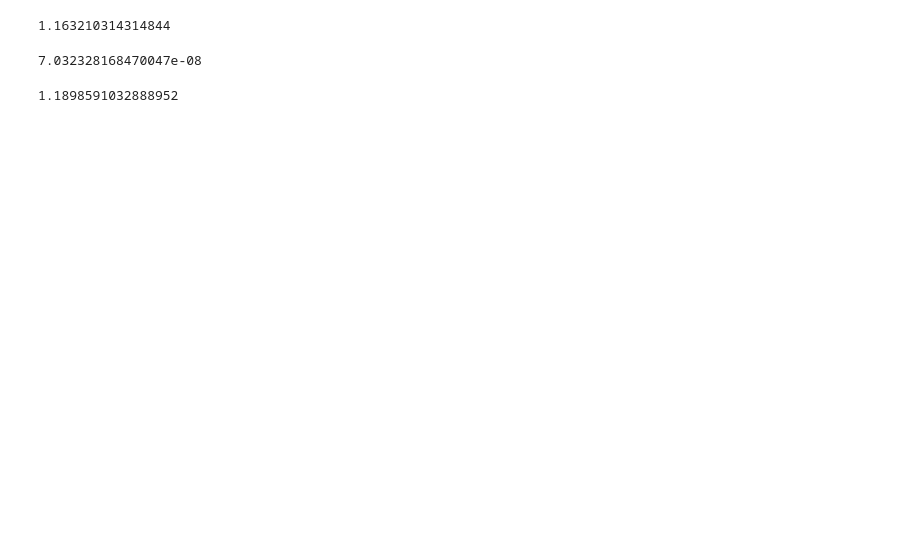
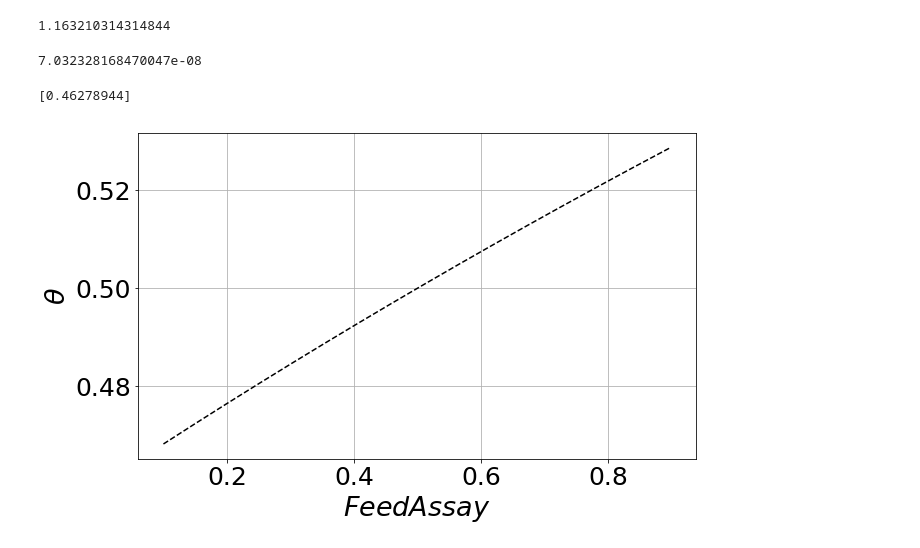
Before and after one commit to stompsjo/enrich_calcs, a Jupyter notebook: deltaU_theta.ipynb, the cells around one changed output. Drawn from its saved outputs; the diff is of its cells as text; code cells hidden in the pictures; blank space fills up the shorter version.

```diff
--- a/deltaU_theta.ipynb
+++ b/deltaU_theta.ipynb
@@ -127,11 +145,34 @@ def beta_by_alpha(cut, N):
     beta = R_(N)/R_(N_second)
     return beta
 
-def zero(cut):
-    return 0.
+
+from scipy import optimize as opt
+
+def a_b_zero(N):
+    def func(x):
+        return alpha_by_swu(x) - beta_by_alpha(x,N)
+
+    a =(opt.fsolve( func, 0.5))
+    return a
-# %%
-beta_by_alpha(0.5, 0.07)
-# %% [output]
-1.1898591032888952
+# %%
+print(a_b_zero(0.035))
+# %% [output]
+[0.46278944]
+# %%
+pylab.rcParams['figure.figsize'] = (10, 6)
+t = np.arange(0.1, 0.9, 0.001)
+y = [a_b_zero(v) for v in t]
+
+plt.grid()
+plt.plot(t, y, 'k--')
+plt.ylabel(r'${\theta}$')
+plt.xlabel(r'${Feed Assay}$')
+
+
+#plt.legend()
+#plt.savefig(filename="test.png")
+plt.show()
+# %% [output]
+[figure, added]
 # %%
 alpha_by_swu(0.5)
```
Also changed, not shown: parts of 13 cells of this notebook, 3 other files.
